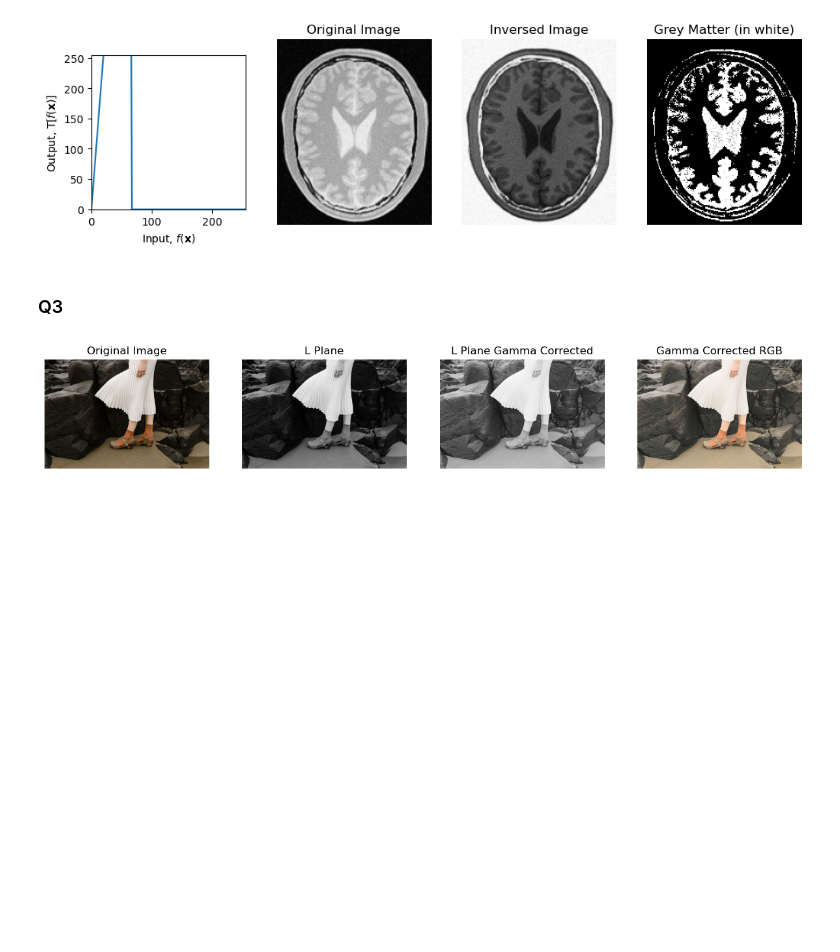
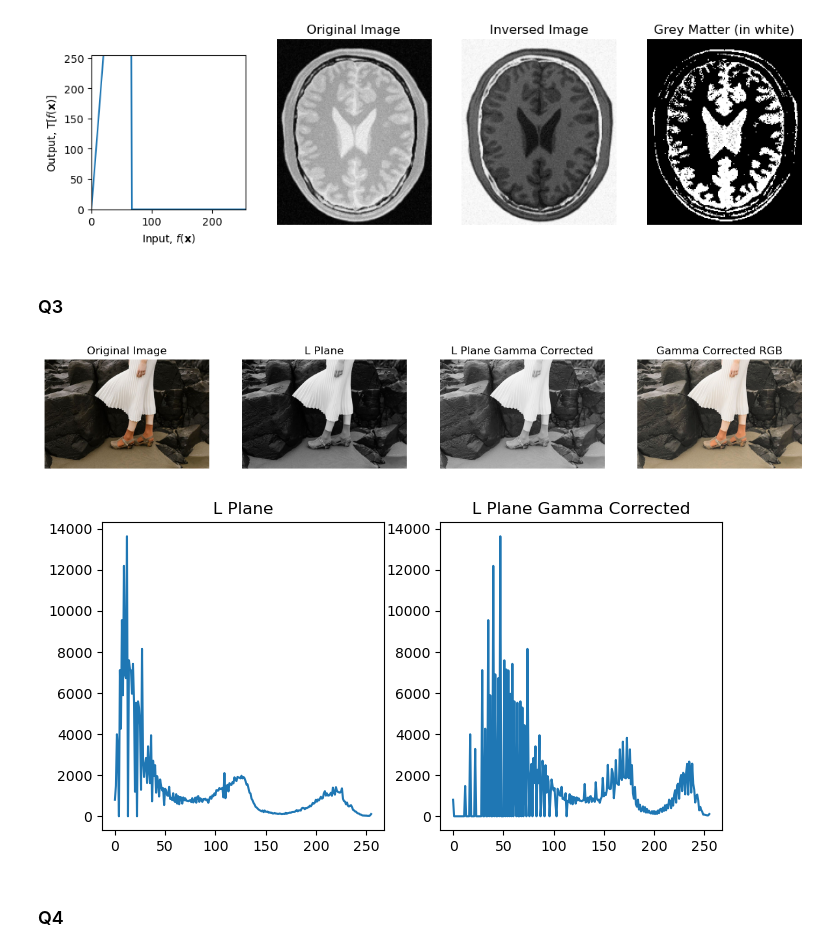
Before and after one commit to KiranGunathilaka/en3160_image_processing_machine_vision, a Jupyter notebook: assign1/220197E_a01.ipynb, the cells around one changed output. Saved outputs shown, nothing was run; the diff lists cells and outputs as text; code cells hidden in the pictures; blank space fills up the shorter version.

```diff
--- a/assign1/220197E_a01.ipynb
+++ b/assign1/220197E_a01.ipynb
@@ -107,31 +107,44 @@ plt.show()
 # %%
 import cv2 as cv
 import numpy as np
 import matplotlib.pyplot as plt
 
-gamma = 0.47
+gamma = 0.55
 
 bgr = cv.imread('a1images/highlights_and_shadows.jpg')
 rgb = cv.cvtColor(bgr, cv.COLOR_BGR2RGB)
 lab = cv.cvtColor(rgb, cv.COLOR_RGB2LAB)
 lplane = lab[:, :, 0]
 
 t = np.array([(i/255.0)**(gamma)*255 for i in np.arange(0,256)]).astype(np.uint8)
 g = cv.LUT(lplane, t)
 
 fig, ax = plt.subplots(1, 4, figsize=(15, 8))
 ax[0].imshow(rgb)
 ax[0].set_title('Original Image')
 ax[1].imshow(lplane, cmap='gray', vmin=0, vmax=255)
 ax[1].set_title('L Plane')
+hist1 = cv.calcHist([lab], [0], None, [256], [0, 256])
+
 ax[2].imshow(g, cmap='gray', vmin=0, vmax=255)
 ax[2].set_title('L Plane Gamma Corrected')
 
-lab[:, :, 0] = g
+lab[:, :, 0] = g #Assign back to the original array
 ax[3].imshow(cv.cvtColor(lab, cv.COLOR_LAB2RGB))
 ax[3].set_title('Gamma Corrected RGB')
+hist2 = cv.calcHist([lab], [0], None, [256], [0, 256]) #after Correction
 for a in ax:
     a.axis('off')
 plt.show()
+
+fig, ax = plt.subplots(1, 2, figsize=(6, 4))
+ax[0].plot(hist1)
+ax[0].set_title('L Plane')
+ax[1].plot(hist2)
+ax[1].set_title('L Plane Gamma Corrected')
+plt.show()
 # %% [output]
 [figure]
+[figure, added]
+# %% [markdown]
+### Q4
```
